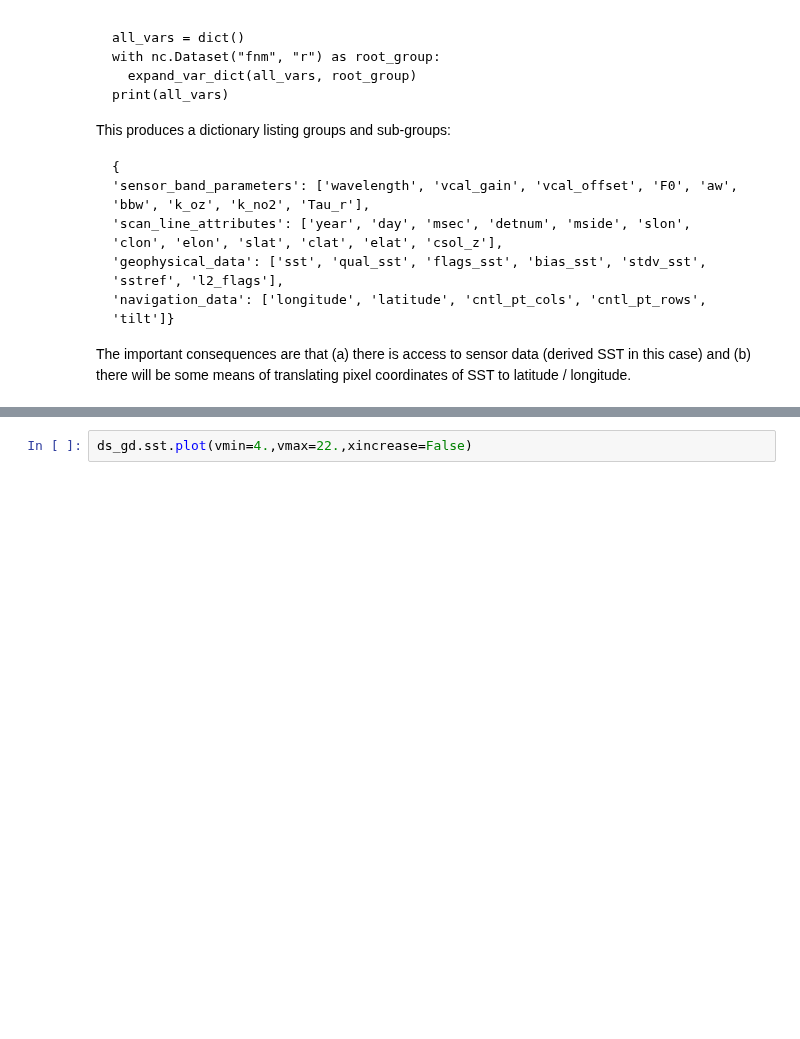
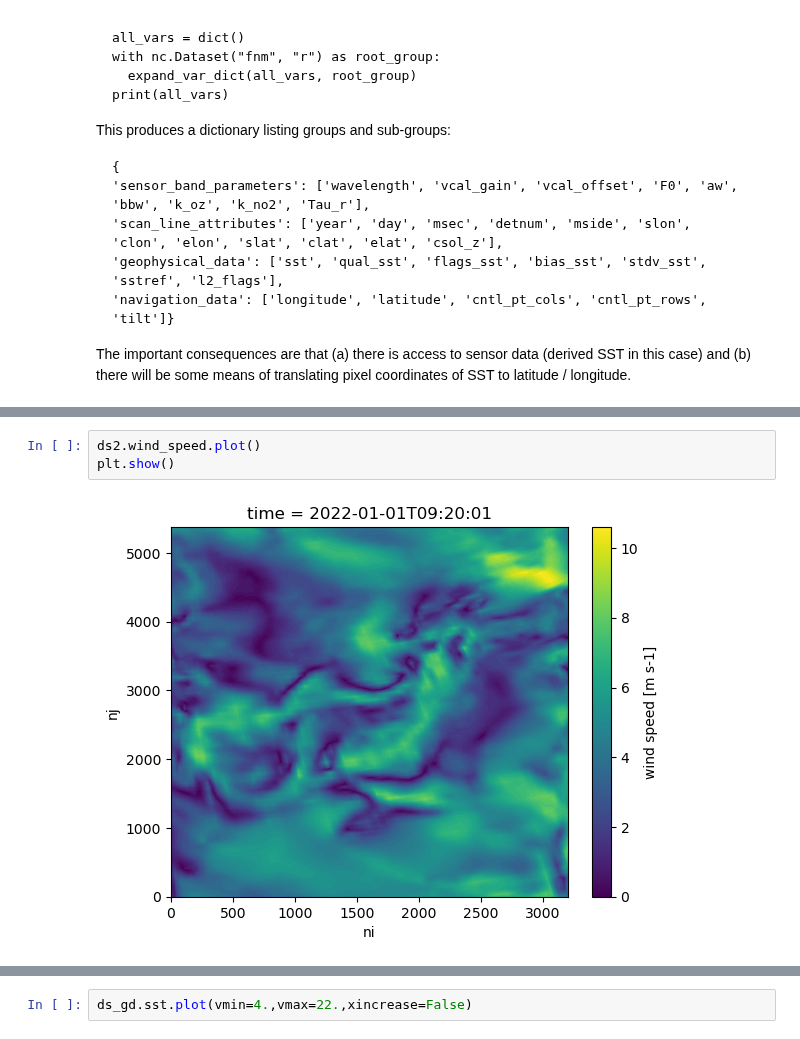
Before and after one commit to geo-smart/oceanography, a Jupyter notebook: book/chapters/1.7modis.ipynb, the cells around one changed output, grey strips where cells are left out. Cells and saved outputs as stored; diff of their text form; blank space fills up the shorter version.

```diff
--- a/book/chapters/1.7modis.ipynb
+++ b/book/chapters/1.7modis.ipynb
@@ -201,0 +294,5 @@ will be some means of translating pixel coordinates of SST to latitude / longitu
+# %%
+ds2.wind_speed.plot()
+plt.show()
+# %% [output]
+[figure, added]
```
Also changed, not shown: parts of 8 cells of this notebook.
